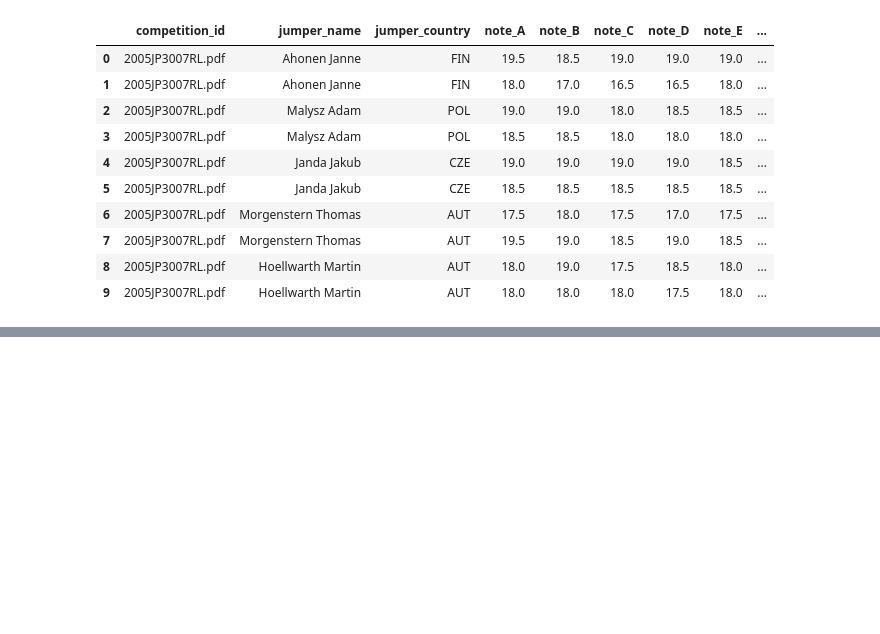
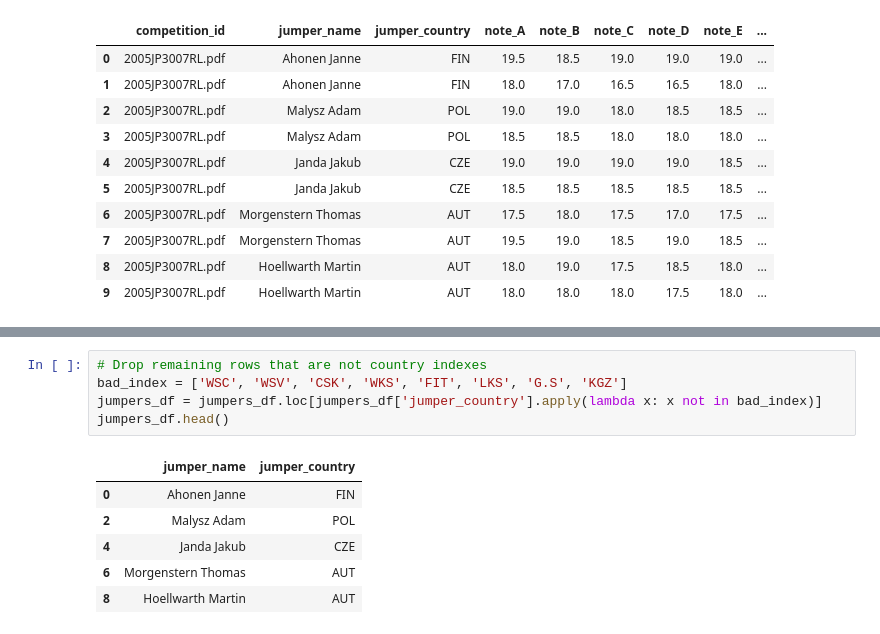
Before and after one commit to vroobelle93/02_ski_jumping, a Jupyter notebook: 02_ski_jumping.ipynb, the cells around one changed output, grey strips where cells are left out. Cells and saved outputs as stored; diff of their text form; blank space fills up the shorter version.

```diff
--- a/02_ski_jumping.ipynb
+++ b/02_ski_jumping.ipynb
@@ -297,0 +389,12 @@ As we see above, we got 6987 entries, in which 6984 non-null. What's more, we ca
+# %%
+# Drop remaining rows that are not country indexes
+bad_index = ['WSC', 'WSV', 'CSK', 'WKS', 'FIT', 'LKS', 'G.S', 'KGZ']
+jumpers_df = jumpers_df.loc[jumpers_df['jumper_country'].apply(lambda x: x not in bad_index)]
+jumpers_df.head()
+# %% [output]
+|  | jumper_name | jumper_country |
+| 0 | Ahonen Janne | FIN |
+| 2 | Malysz Adam | POL |
+| 4 | Janda Jakub | CZE |
+| 6 | Morgenstern Thomas | AUT |
+| 8 | Hoellwarth Martin | AUT |
```
Also changed, not shown: parts of 22 cells of this notebook, 8 other files.
